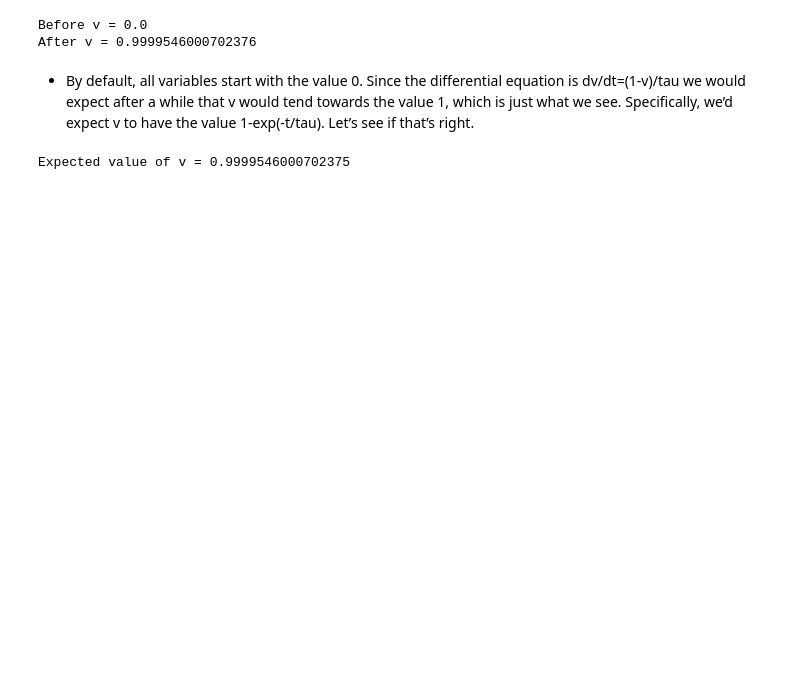
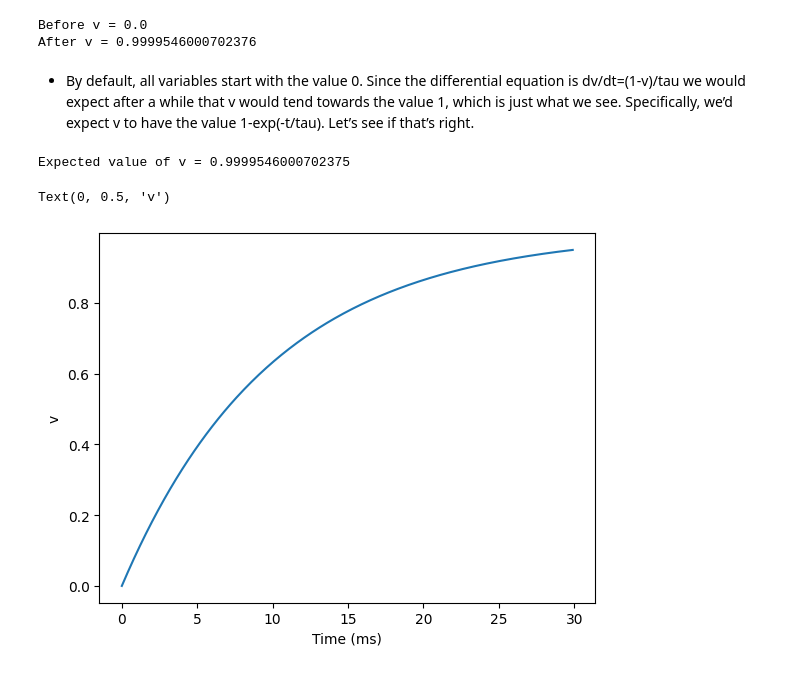
Before and after one commit to HyunsuLee/neural_dynamic_tutorial, a Jupyter notebook: brian_tutorial/Part_1_neurons.ipynb, the cells around one changed output. Saved outputs shown, nothing was run; the diff lists cells and outputs as text; code cells hidden in the pictures; blank space fills up the shorter version.

```diff
--- a/brian_tutorial/Part_1_neurons.ipynb
+++ b/brian_tutorial/Part_1_neurons.ipynb
@@ -86,3 +79,17 @@ After v = 0.9999546000702376
 print('Expected value of v = %s' % (1-exp(-100*ms/tau)))
 # %% [output]
 Expected value of v = 0.9999546000702375
+# %%
+start_scope()
+
+G = NeuronGroup(1, eqs, method='exact')
+M = StateMonitor(G, 'v', record=True)
+
+run(30*ms)
+
+plot(M.t/ms, M.v[0])
+xlabel('Time (ms)')
+ylabel('v')
+# %% [output]
+Text(0, 0.5, 'v')
+[figure, added]
```
Also changed, not shown: parts of 19 cells of this notebook.
